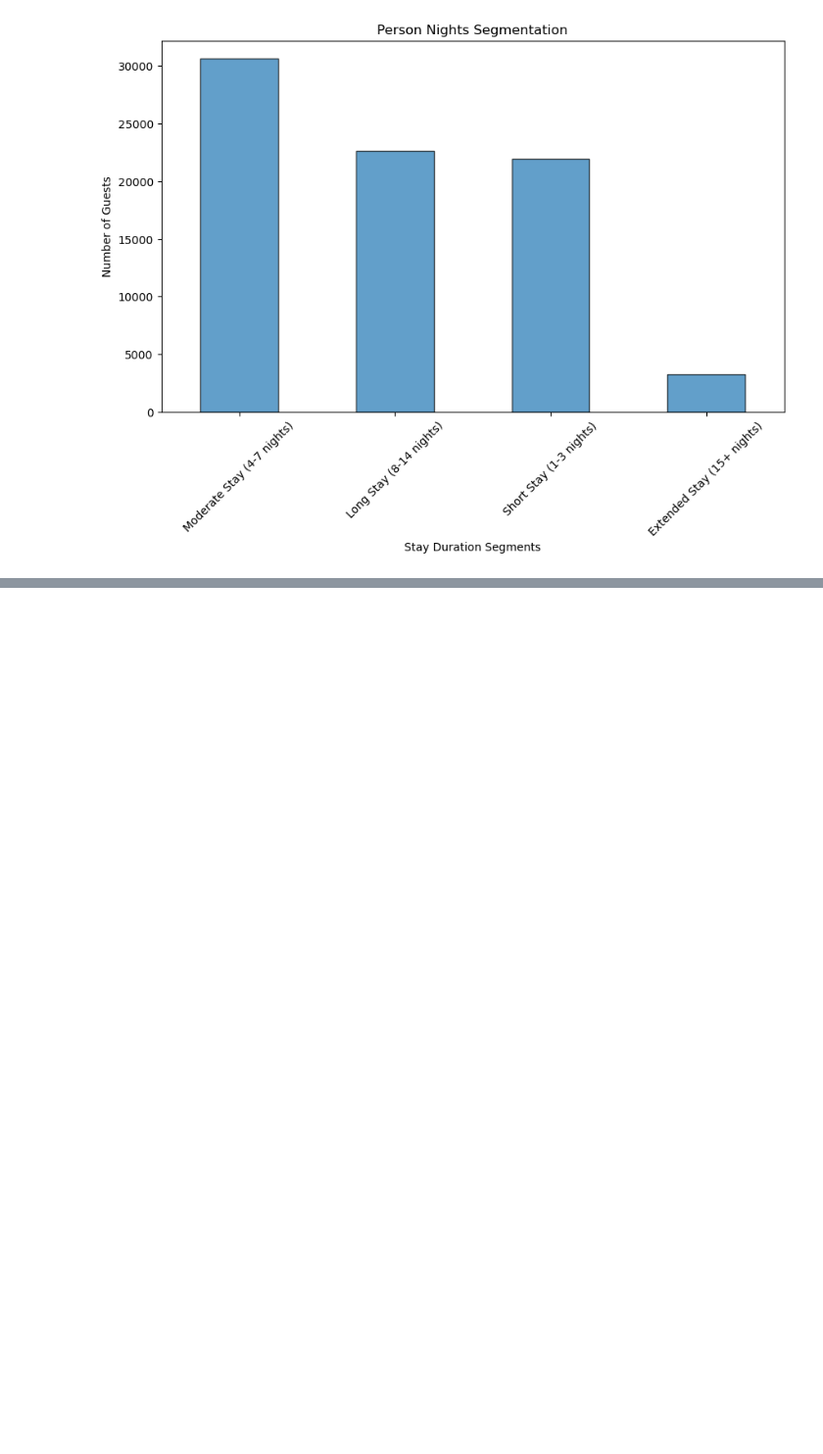
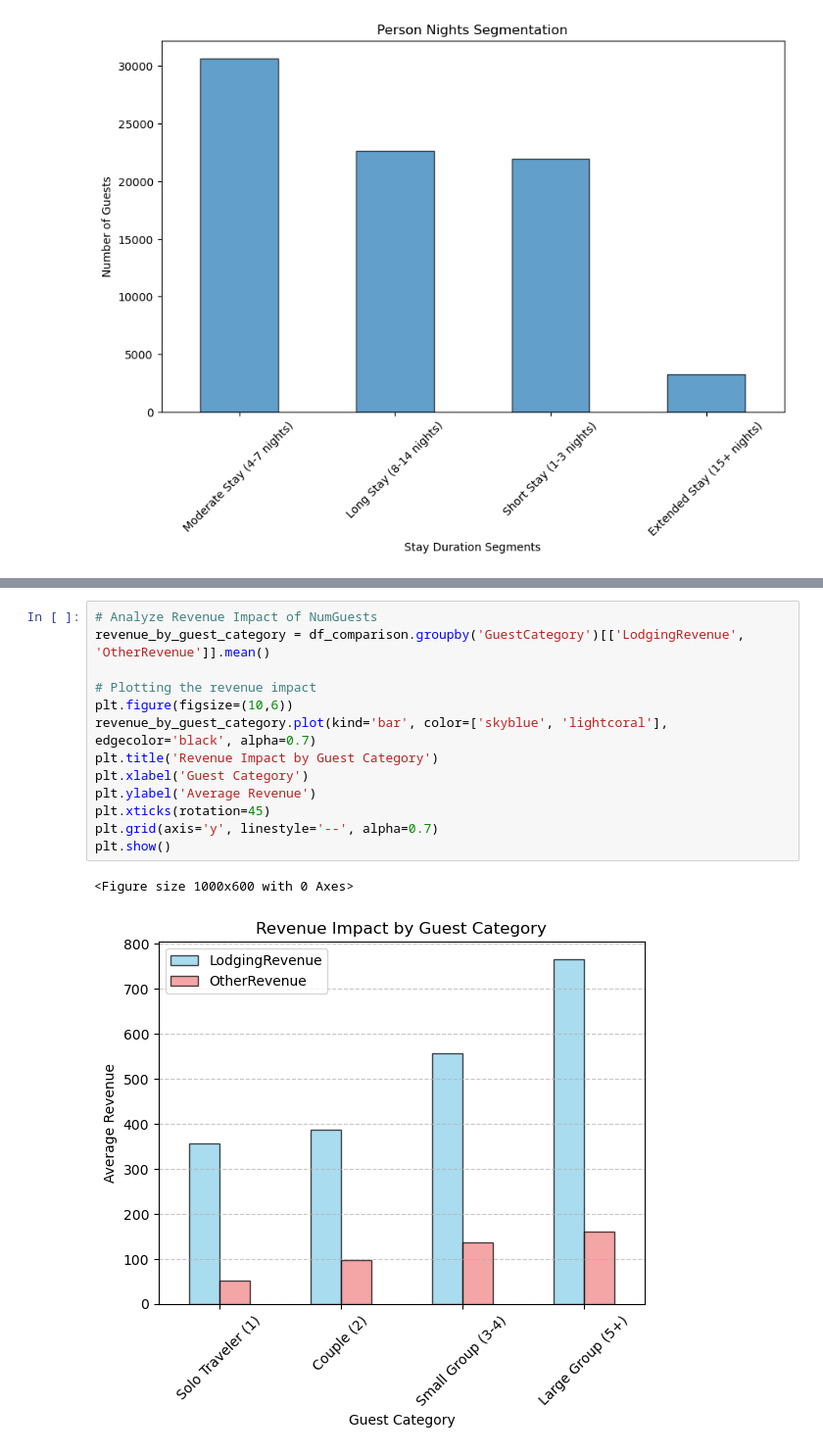
Before and after one commit to RubenCMarques/Hotel-Customer-Segmentation, a Jupyter notebook: Notebooks/Main_notebook.ipynb, the cells around one changed output, grey strips where cells are left out. Shown at 98% size. Drawn from its saved outputs; the diff is of its cells as text; blank space fills up the shorter version.

```diff
--- a/Notebooks/Main_notebook.ipynb
+++ b/Notebooks/Main_notebook.ipynb
@@ -897,0 +940,16 @@ ModuleNotFoundError: No module named 'ace_tools'
+# %%
+# Analyze Revenue Impact of NumGuests
+revenue_by_guest_category = df_comparison.groupby('GuestCategory')[['LodgingRevenue', 'OtherRevenue']].mean()
+
+# Plotting the revenue impact
+plt.figure(figsize=(10,6))
+revenue_by_guest_category.plot(kind='bar', color=['skyblue', 'lightcoral'], edgecolor='black', alpha=0.7)
+plt.title('Revenue Impact by Guest Category')
+plt.xlabel('Guest Category')
+plt.ylabel('Average Revenue')
+plt.xticks(rotation=45)
+plt.grid(axis='y', linestyle='--', alpha=0.7)
+plt.show()
+# %% [output]
+<Figure size 1000x600 with 0 Axes>
+[figure, added]
```
Also changed, not shown: parts of 6 cells of this notebook.
